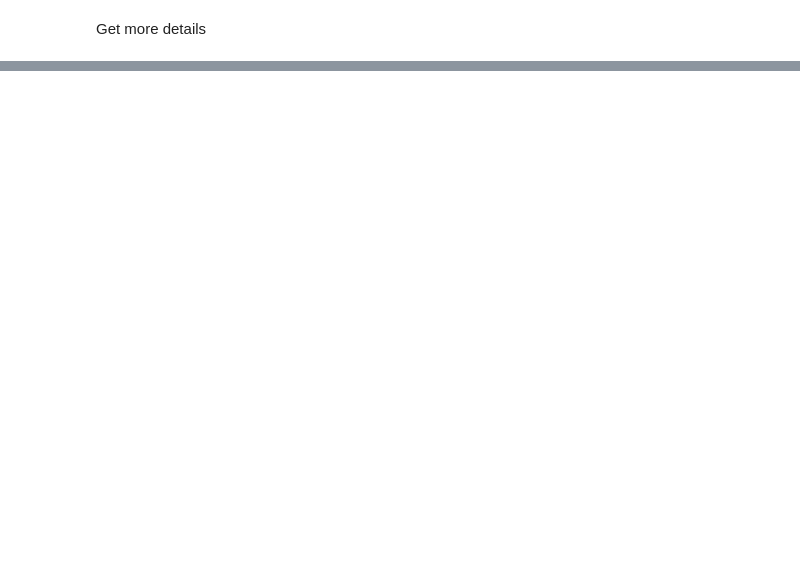
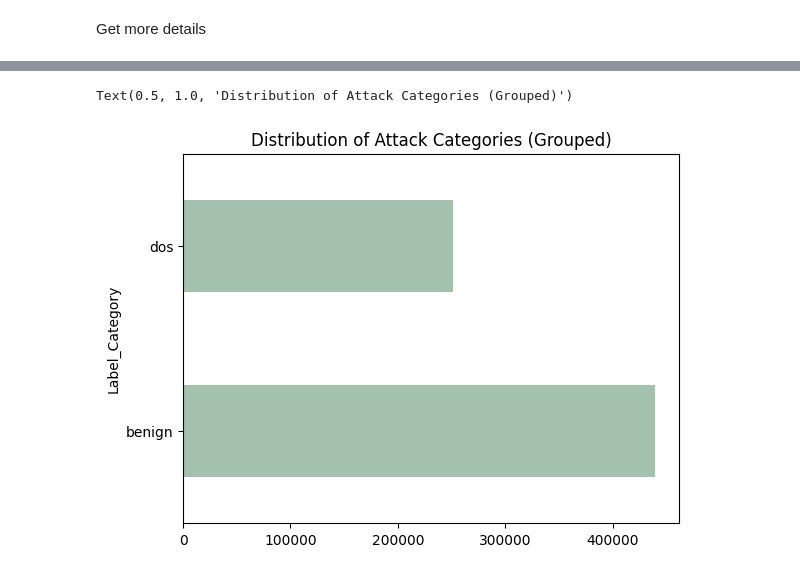
Before and after one commit to pxuanbach/Improved-RF-for-Real-time-IDS-with-Spark, a Jupyter notebook: dataset/main.ipynb, the cells around one changed output, grey strips where cells are left out. Saved outputs shown, nothing was run; the diff lists cells and outputs as text; code cells hidden in the pictures; blank space fills up the shorter version.

```diff
--- a/dataset/main.ipynb
+++ b/dataset/main.ipynb
@@ -61,0 +89,7 @@ Length: 79, dtype: int64
+# %%
+# Replace Inf values with NaN
+df = df.replace([np.inf, -np.inf], np.nan)
+# Drop all occurences of NaN
+df = df.dropna()
+# Double check these are all gone
+df.isnull().any().any()
@@ -96,0 +167,4 @@ df.describe()
+# %%
+df = df.replace(['Heartbleed'], np.nan)
+df = df.dropna()
+df['Label'].value_counts()
@@ -96,0 +183,19 @@ df.describe()
+# %%
+# Create attack column, containing binary labels
+df['Attack'] = np.where(df['Label'] == 'BENIGN', 0, 1)
+# %%
+attack_group = {'BENIGN': 'benign',
+                'DoS Hulk': 'dos',
+                'PortScan': 'probe',
+                'DDoS': 'ddos',
+                'DoS GoldenEye': 'dos',
+                'FTP-Patator': 'brute_force',
+                'SSH-Patator': 'brute_force',
+                'DoS slowloris': 'dos',
+                'DoS Slowhttptest': 'dos',
+                'Bot': 'botnet',
+                'Brute Force': 'web_attack',
+                'XSS': 'web_attack'}
+# Create grouped label column
+df['Label_Category'] = df['Label'].map(lambda x: attack_group[x])
+df['Label_Category'].value_counts()
@@ -96,0 +214,7 @@ df.describe()
+# %%
+train_attacks = df['Label_Category'].value_counts()
+train_attacks.plot(kind='barh', color='#a3c1ad')
+plt.title('Distribution of Attack Categories (Grouped)')
+# %% [output]
+Text(0.5, 1.0, 'Distribution of Attack Categories (Grouped)')
+[figure, added]
```
Also changed, not shown: parts of 37 cells of this notebook, 3 other files.
